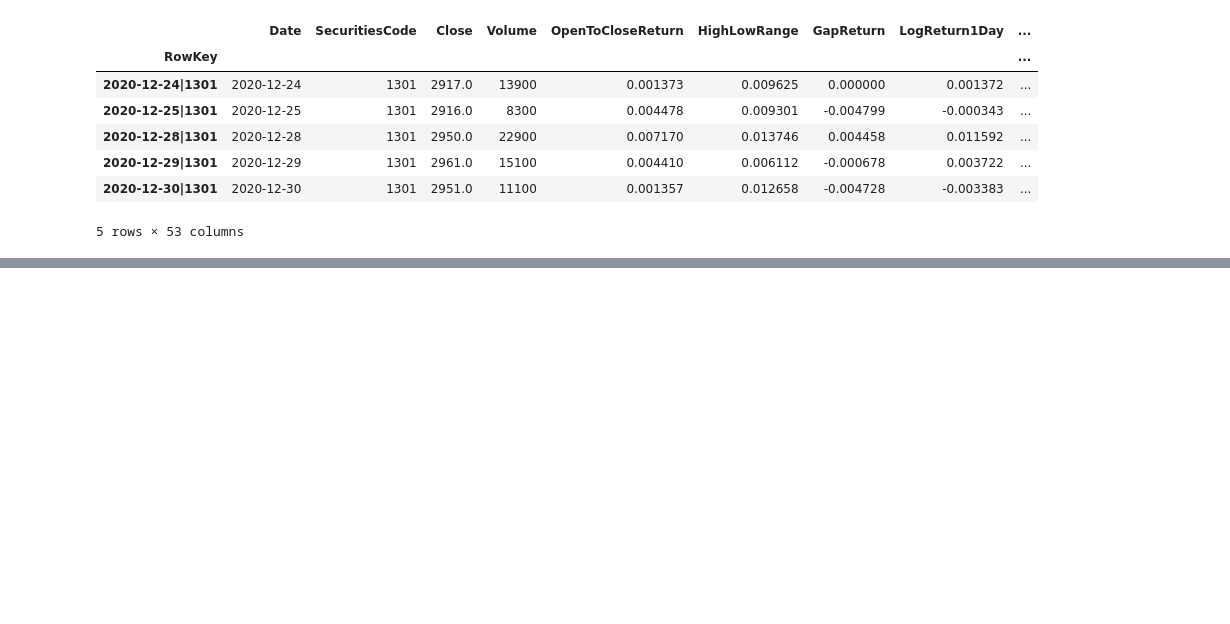
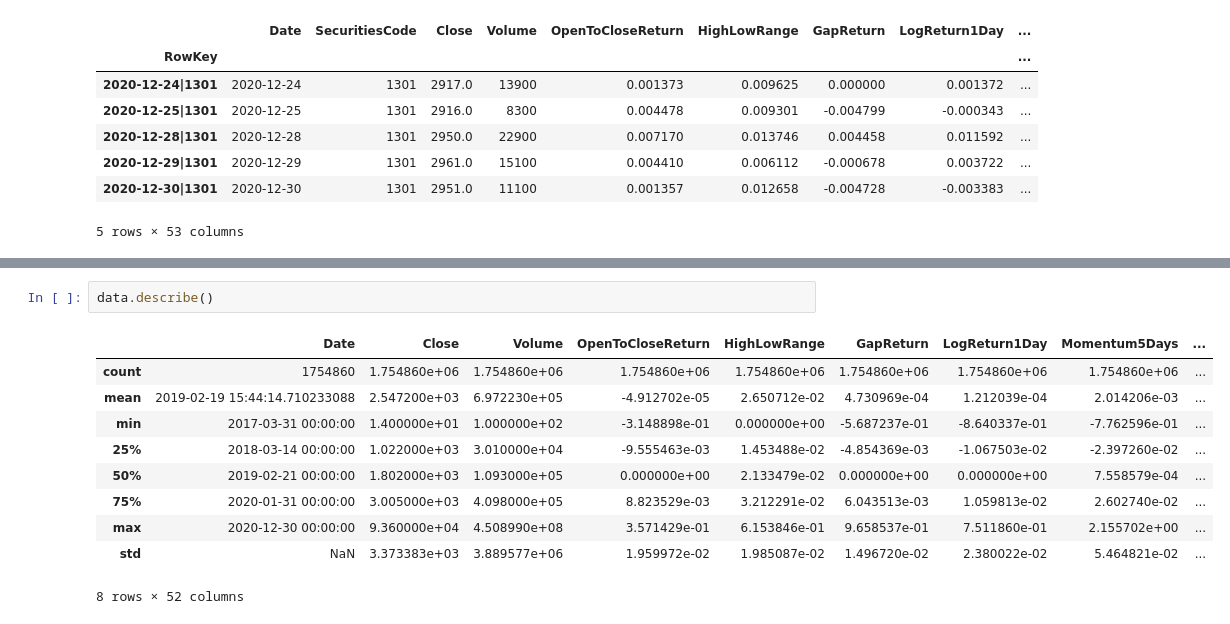
Before and after one commit to myngoc-trg/DA631E_ArtificialIntelligenceForDataScience, a Jupyter notebook: Project_2_UnsupervisedLearning/notebooks/01_data_exploration.ipynb, the cells around one changed output, grey strips where cells are left out. Drawn from its saved outputs; the diff is of its cells as text; blank space fills up the shorter version.

```diff
--- a/Project_2_UnsupervisedLearning/notebooks/01_data_exploration.ipynb
+++ b/Project_2_UnsupervisedLearning/notebooks/01_data_exploration.ipynb
@@ -336,0 +320,13 @@ Saved 1,754,860 development rows to C:\Users\MY NGOC\Documents\MAU_TACAS_68803\D
+# %%
+data.describe()
+# %% [output]
+|  | Date | Close | Volume | OpenToCloseReturn | HighLowRange | GapReturn | LogReturn1Day | Momentum5Days | ... |
+| count | 1754860 | 1.754860e+06 | 1.754860e+06 | 1.754860e+06 | 1.754860e+06 | 1.754860e+06 | 1.754860e+06 | 1.754860e+06 | ... |
+| mean | 2019-02-19 15:44:14.710233088 | 2.547200e+03 | 6.972230e+05 | -4.912702e-05 | 2.650712e-02 | 4.730969e-04 | 1.212039e-04 | 2.014206e-03 | ... |
+| min | 2017-03-31 00:00:00 | 1.400000e+01 | 1.000000e+02 | -3.148898e-01 | 0.000000e+00 | -5.687237e-01 | -8.640337e-01 | -7.762596e-01 | ... |
+| 25% | 2018-03-14 00:00:00 | 1.022000e+03 | 3.010000e+04 | -9.555463e-03 | 1.453488e-02 | -4.854369e-03 | -1.067503e-02 | -2.397260e-02 | ... |
+| 50% | 2019-02-21 00:00:00 | 1.802000e+03 | 1.093000e+05 | 0.000000e+00 | 2.133479e-02 | 0.000000e+00 | 0.000000e+00 | 7.558579e-04 | ... |
+| 75% | 2020-01-31 00:00:00 | 3.005000e+03 | 4.098000e+05 | 8.823529e-03 | 3.212291e-02 | 6.043513e-03 | 1.059813e-02 | 2.602740e-02 | ... |
+| max | 2020-12-30 00:00:00 | 9.360000e+04 | 4.508990e+08 | 3.571429e-01 | 6.153846e-01 | 9.658537e-01 | 7.511860e-01 | 2.155702e+00 | ... |
+| std | NaN | 3.373383e+03 | 3.889577e+06 | 1.959972e-02 | 1.985087e-02 | 1.496720e-02 | 2.380022e-02 | 5.464821e-02 | ... |
+8 rows × 52 columns
```
Also changed, not shown: parts of 5 cells of this notebook, 13 other files.
